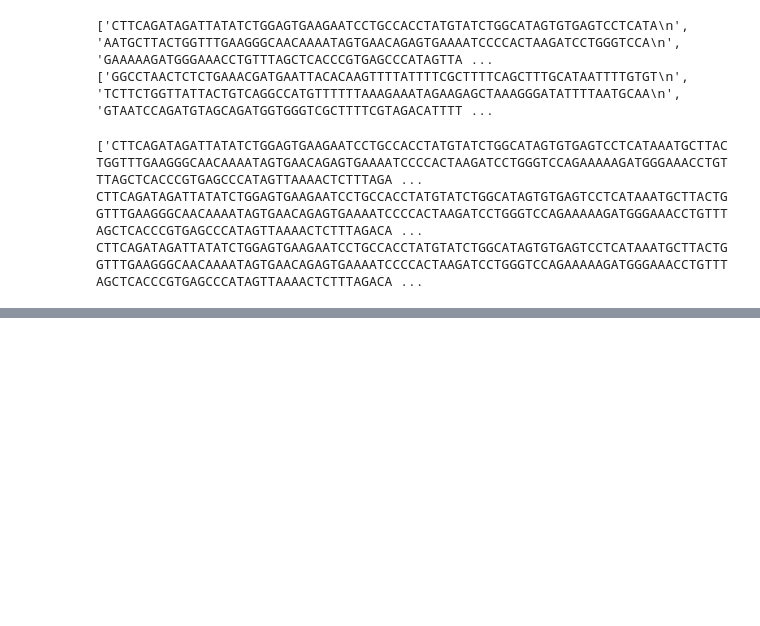
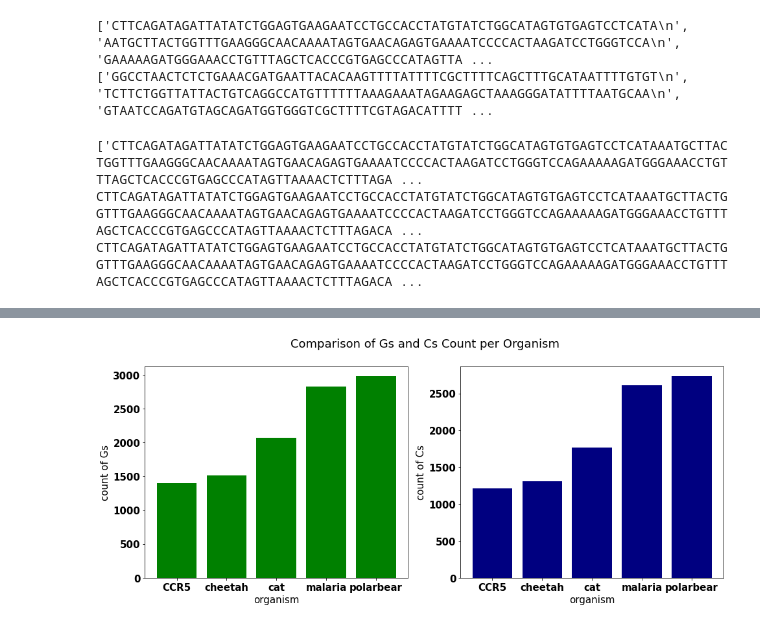
Before and after one commit to Phelan-g/Phelan-g, a Jupyter notebook: Phelan_Glenn_CSC219_HW_1.ipynb, the cells around one changed output, grey strips where cells are left out. Saved outputs shown, nothing was run; the diff lists cells and outputs as text; code cells hidden in the pictures; blank space fills up the shorter version.

```diff
--- a/Phelan_Glenn_CSC219_HW_1.ipynb
+++ b/Phelan_Glenn_CSC219_HW_1.ipynb
@@ -312,0 +337,37 @@ plt.show()
+# %%
+
+#plot 2: Subplot to compared the the count of C's to G's in a certain string on
+# interest with a scatter plot to compare where on a range that the average count of Gs and Cs might be
+import numpy as np
+import matplotlib.pyplot as plt
+from matplotlib.pyplot import figure
+import math
+figure(num=None, figsize=(16, 6))
+
+[1395, 1513, 2073, 2826, 2980]
+[1209, 1307, 1765, 2611, 2733]
+
+
+# Defines values for the first plot
+gene_names_f1 = ['CCR5','cheetah','cat','malaria','polarbear']
+diff_dna_G_count =[1395, 1513, 2073, 2826, 2980]
+
+# Defines values for the second plot
+gene_names_f2 = ['CCR5','cheetah','cat','malaria','polarbear']
+diff_dna_C_count = [1209, 1307, 1765, 2611, 2733]
+
+# Draw first subplot using plt.subplot
+plt.subplot(1, 2, 1)
+plt.bar(gene_names_f1,diff_dna_G_count, color='green')
+plt.xlabel('organism')
+plt.ylabel('count of Gs')
+
+# Draw second subplot using plt.subplot
+plt.subplot(1, 2, 2)
+plt.bar(gene_names_f2,diff_dna_C_count, color = 'navy')
+plt.xlabel('organism')
+plt.ylabel('count of Cs')
+plt.suptitle("Comparison of Gs and Cs Count per Organism")
+plt.show()
+# %% [output]
+[figure, added]
```
Also changed, not shown: parts of 14 cells of this notebook.
